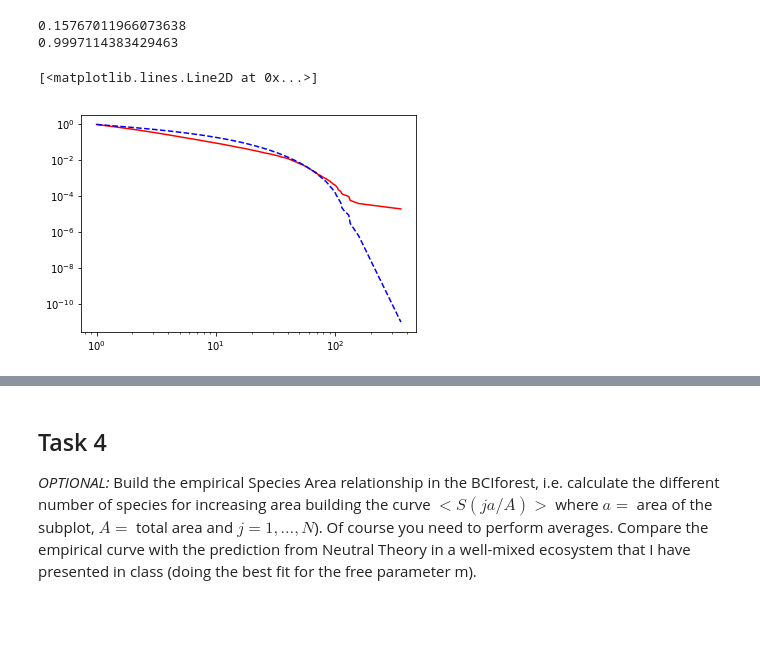
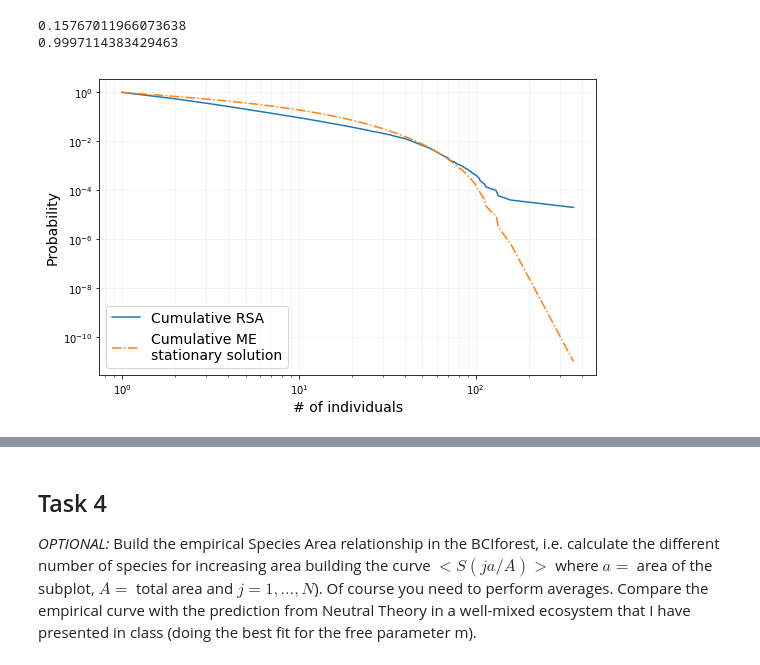
Before and after one commit to Agos95/ComplexSyst, a Jupyter notebook: 03/Agostini_Federico_code3.ipynb, the cells around one changed output, grey strips where cells are left out. Saved outputs shown, nothing was run; the diff lists cells and outputs as text; code cells hidden in the pictures; blank space fills up the shorter version.

```diff
--- a/03/Agostini_Federico_code3.ipynb
+++ b/03/Agostini_Federico_code3.ipynb
@@ -138,11 +159,17 @@ for i in range(len(prob)):
 # %% [output]
 0.15767011966073638
 0.9997114383429463
-# %%
-plt.xscale("log")
-plt.yscale("log")
-plt.plot(unique_values, ecdf, "r")
-plt.plot(unique_values, th_ecdf, "--b")
-# %% [output]
-[<matplotlib.lines.Line2D at 0x...>]
-[figure, removed]
+# %%
+fig, ax = plt.subplots(figsize=(8,5))
+ax.set_xscale("log")
+ax.set_yscale("log")
+ax.plot(unique_values, ecdf, label="Cumulative RSA")
+ax.plot(unique_values, th_ecdf, "-.", label="Cumulative ME\nstationary solution")
+ax.set_xlabel("# of individuals", fontsize=14)
+ax.set_ylabel("Probability", fontsize=14)
+ax.legend(loc="best", fontsize=14)
+ax.grid(True, which="both")
+fig.tight_layout()
+fig.savefig("./Figure/cumRSA_log.pdf")
+# %% [output]
+[figure, added]
```
Also changed, not shown: parts of 14 cells of this notebook, 14 other files.
